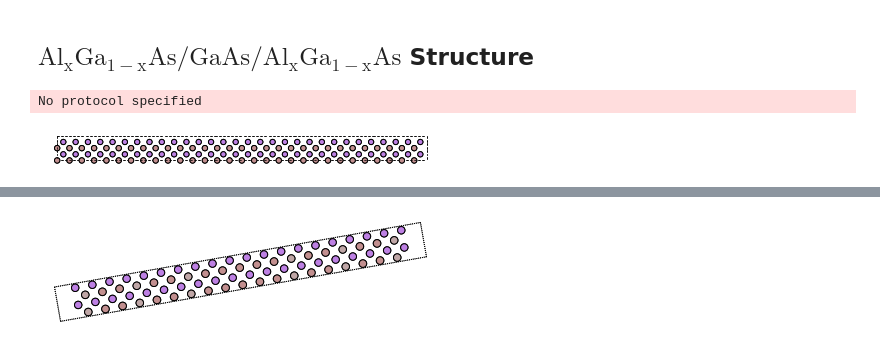
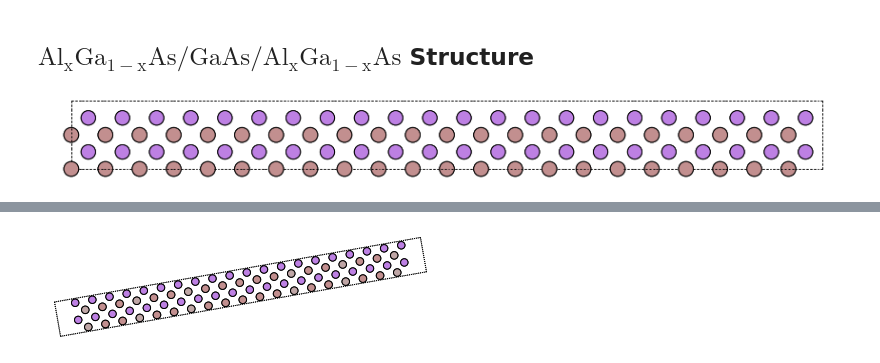
Before and after one commit to RUCO13/ruco-phd-project, a Jupyter notebook: phd-codes/symmetry/symmetry-over-structures.ipynb, the cells around one changed output, grey strips where cells are left out. Drawn from its saved outputs; the diff is of its cells as text; code cells hidden in the pictures.

```diff
--- a/phd-codes/symmetry/symmetry-over-structures.ipynb
+++ b/phd-codes/symmetry/symmetry-over-structures.ipynb
@@ -12,34 +12,33 @@ from ase.io import read, write
 from ase.io.xsf import read_xsf, write_xsf
 from ase.build import make_supercell, bulk
 import numpy as np
 from ase import Atoms
 from ase.lattice import *
 from ase.dft.kpoints import *
 from ase.optimize import BFGS,LBFGS
 from gpaw import GPAW, PW, FermiDirac
 from ase.constraints import ExpCellFilter
 
 plt.rcParams['axes.facecolor']= 'none'
 plt.rcParams['figure.facecolor'] = 'none'
 
 a = 5.628  # Lattice parameter
 GaAs = crystal(['Ga','As'],
                 basis=[(0,0,0),(0.25,0.25,0.25)],
                 spacegroup=216,
                 cellpar=[a,a,a,90,90,90]
               )
 bp = GaAs.cell.bandpath()
 path = GaAs.cell.bandpath()
 atoms =GaAs
 atoms.pbc = (False, False, True)
 #atoms.center(vacuum=1.0, axis=2)
-atoms *=(2,1,15)
-plt.figure(figsize=(7,5))
+atoms *=(2,1,11)
+plt.figure(figsize=(15,10))
 ax0 = plot_atoms(atoms,
            radii=0.5,
            rotation='0x,90y,0z',
             )
 ax0.set_axis_off()
 # %% [output]
-No protocol specified
-[figure, old version]
+[figure, new version]
```
Also changed, not shown: parts of 4 cells of this notebook, 39 other files.
